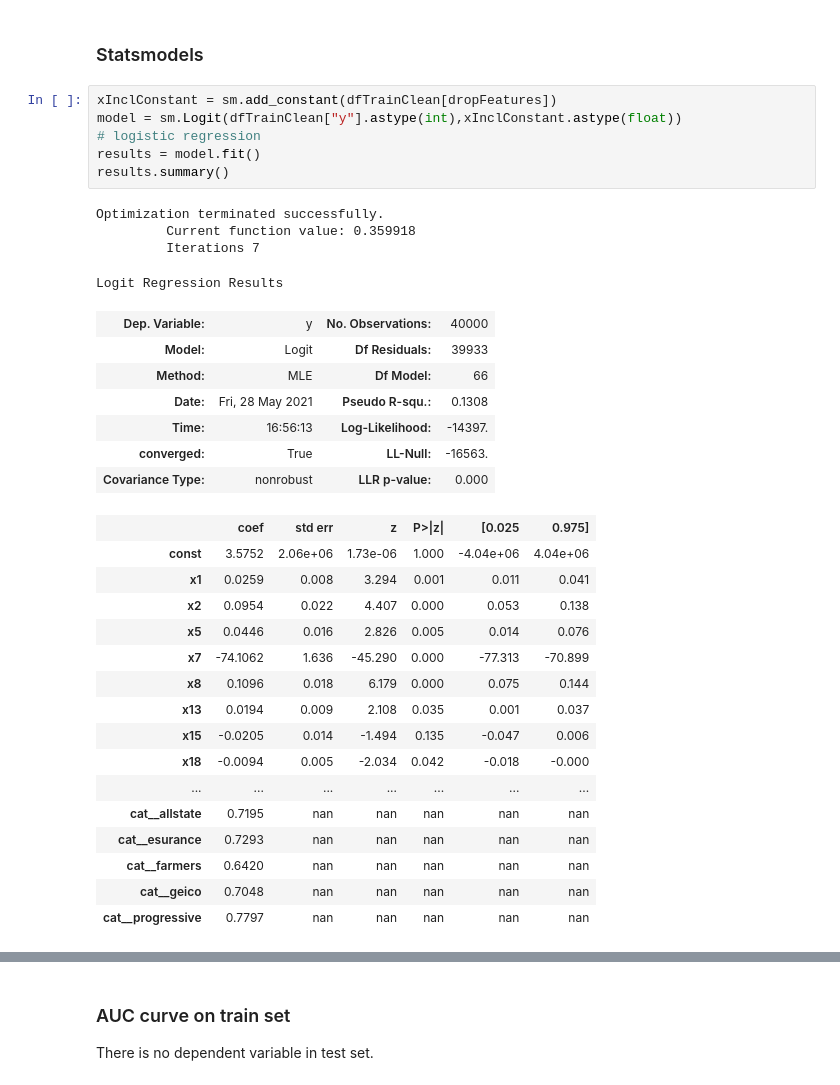
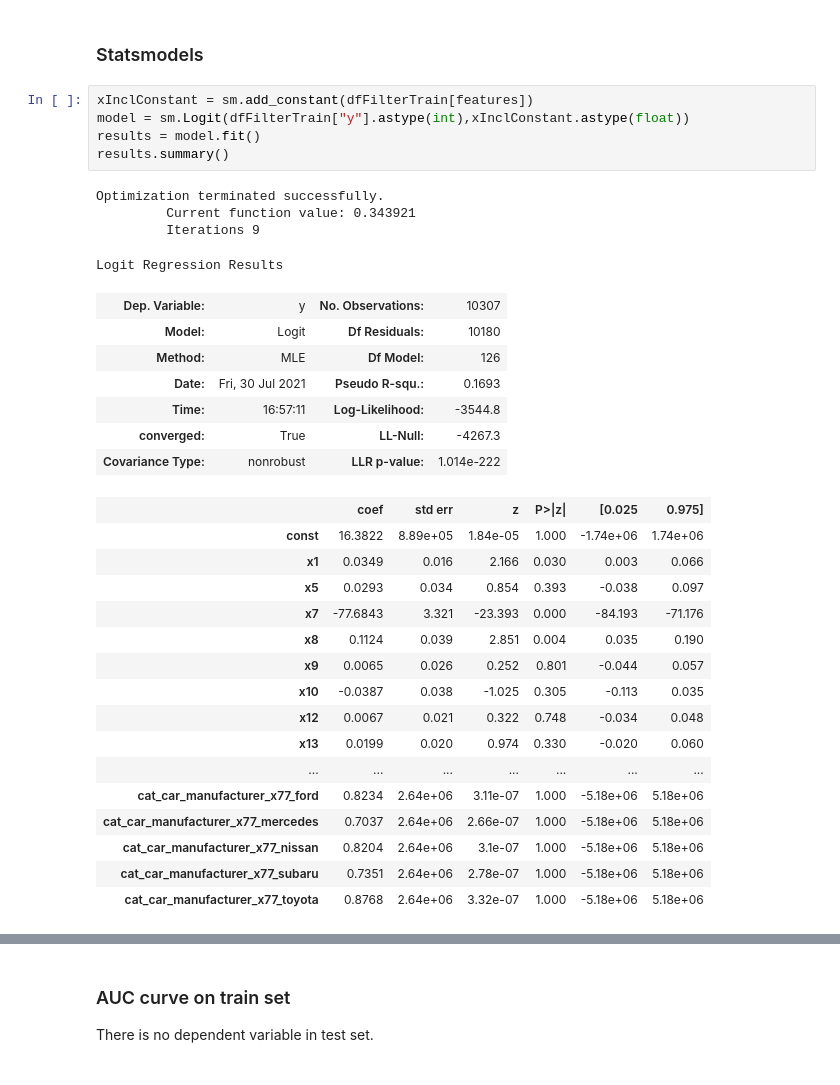
Before and after one commit to tamle2021/classification, a Jupyter notebook: sf.ipynb, the cells around one changed output, grey strips where cells are left out. Drawn from its saved outputs; the diff is of its cells as text.

```diff
--- a/sf.ipynb
+++ b/sf.ipynb
@@ -779,36 +813,35 @@ output[["x24","x33","x65","yTrue","yPrediction"]].head(116)
 # %% [markdown]
 ### Statsmodels
 # %%
-xInclConstant = sm.add_constant(dfTrainClean[dropFeatures])
-model = sm.Logit(dfTrainClean["y"].astype(int),xInclConstant.astype(float))
-# logistic regression
+xInclConstant = sm.add_constant(dfFilterTrain[features])
+model = sm.Logit(dfFilterTrain["y"].astype(int),xInclConstant.astype(float))
 results = model.fit()
 results.summary()
 # %% [output]
 Optimization terminated successfully.
-         Current function value: 0.359918
-         Iterations 7
+         Current function value: 0.343921
+         Iterations 9
 Logit Regression Results
-| Dep. Variable: | y | No. Observations: | 40000 |
-| Model: | Logit | Df Residuals: | 39933 |
-| Method: | MLE | Df Model: | 66 |
-| Date: | Fri, 28 May 2021 | Pseudo R-squ.: | 0.1308 |
-| Time: | 16:56:13 | Log-Likelihood: | -14397. |
-| converged: | True | LL-Null: | -16563. |
-| Covariance Type: | nonrobust | LLR p-value: | 0.000 |
+| Dep. Variable: | y | No. Observations: | 10307 |
+| Model: | Logit | Df Residuals: | 10180 |
+| Method: | MLE | Df Model: | 126 |
+| Date: | Fri, 30 Jul 2021 | Pseudo R-squ.: | 0.1693 |
+| Time: | 16:57:11 | Log-Likelihood: | -3544.8 |
+| converged: | True | LL-Null: | -4267.3 |
+| Covariance Type: | nonrobust | LLR p-value: | 1.014e-222 |
 |  | coef | std err | z | P>|z| | [0.025 | 0.975] |
-| const | 3.5752 | 2.06e+06 | 1.73e-06 | 1.000 | -4.04e+06 | 4.04e+06 |
-| x1 | 0.0259 | 0.008 | 3.294 | 0.001 | 0.011 | 0.041 |
-| x2 | 0.0954 | 0.022 | 4.407 | 0.000 | 0.053 | 0.138 |
-| x5 | 0.0446 | 0.016 | 2.826 | 0.005 | 0.014 | 0.076 |
-| x7 | -74.1062 | 1.636 | -45.290 | 0.000 | -77.313 | -70.899 |
-| x8 | 0.1096 | 0.018 | 6.179 | 0.000 | 0.075 | 0.144 |
-| x13 | 0.0194 | 0.009 | 2.108 | 0.035 | 0.001 | 0.037 |
-| x15 | -0.0205 | 0.014 | -1.494 | 0.135 | -0.047 | 0.006 |
-| x18 | -0.0094 | 0.005 | -2.034 | 0.042 | -0.018 | -0.000 |
+| const | 16.3822 | 8.89e+05 | 1.84e-05 | 1.000 | -1.74e+06 | 1.74e+06 |
+| x1 | 0.0349 | 0.016 | 2.166 | 0.030 | 0.003 | 0.066 |
+| x5 | 0.0293 | 0.034 | 0.854 | 0.393 | -0.038 | 0.097 |
+| x7 | -77.6843 | 3.321 | -23.393 | 0.000 | -84.193 | -71.176 |
+| x8 | 0.1124 | 0.039 | 2.851 | 0.004 | 0.035 | 0.190 |
+| x9 | 0.0065 | 0.026 | 0.252 | 0.801 | -0.044 | 0.057 |
+| x10 | -0.0387 | 0.038 | -1.025 | 0.305 | -0.113 | 0.035 |
+| x12 | 0.0067 | 0.021 | 0.322 | 0.748 | -0.034 | 0.048 |
+| x13 | 0.0199 | 0.020 | 0.974 | 0.330 | -0.020 | 0.060 |
 | ... | ... | ... | ... | ... | ... | ... |
-| cat__allstate | 0.7195 | nan | nan | nan | nan | nan |
-| cat__esurance | 0.7293 | nan | nan | nan | nan | nan |
-| cat__farmers | 0.6420 | nan | nan | nan | nan | nan |
-| cat__geico | 0.7048 | nan | nan | nan | nan | nan |
-| cat__progressive | 0.7797 | nan | nan | nan | nan | nan |
+| cat_car_manufacturer_x77_ford | 0.8234 | 2.64e+06 | 3.11e-07 | 1.000 | -5.18e+06 | 5.18e+06 |
+| cat_car_manufacturer_x77_mercedes | 0.7037 | 2.64e+06 | 2.66e-07 | 1.000 | -5.18e+06 | 5.18e+06 |
+| cat_car_manufacturer_x77_nissan | 0.8204 | 2.64e+06 | 3.1e-07 | 1.000 | -5.18e+06 | 5.18e+06 |
+| cat_car_manufacturer_x77_subaru | 0.7351 | 2.64e+06 | 2.78e-07 | 1.000 | -5.18e+06 | 5.18e+06 |
+| cat_car_manufacturer_x77_toyota | 0.8768 | 2.64e+06 | 3.32e-07 | 1.000 | -5.18e+06 | 5.18e+06 |
```
Also changed, not shown: parts of 36 cells of this notebook, 1 other file.
